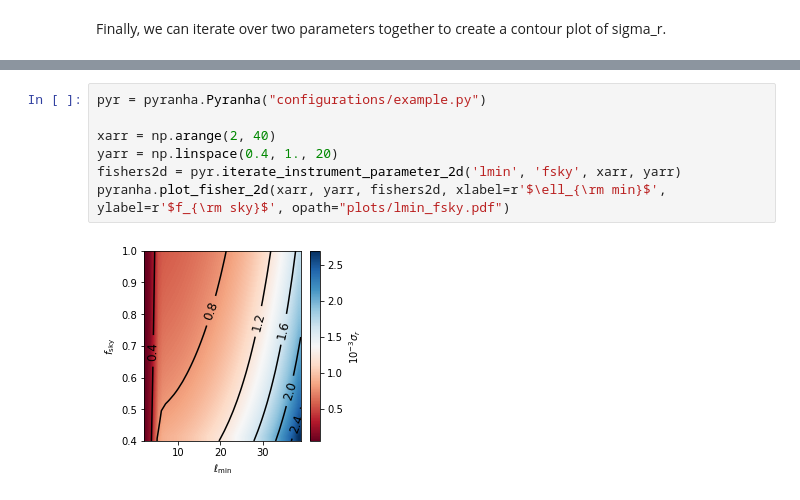
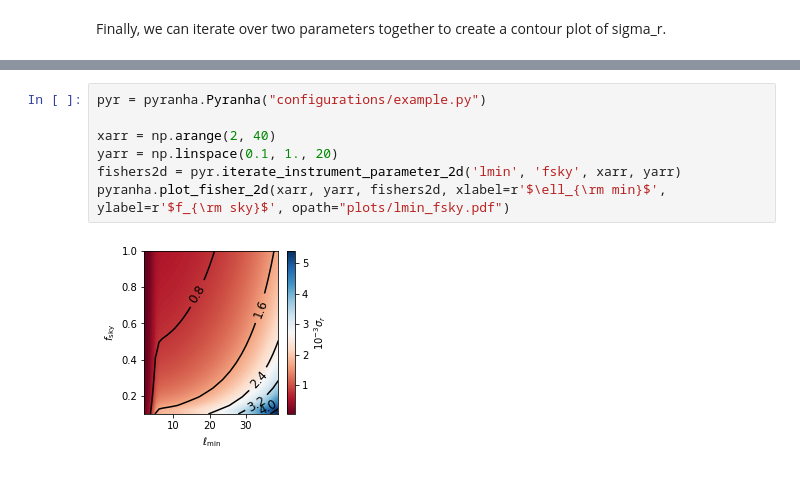
Before and after one commit to b-thorne/pyranha, a Jupyter notebook: example.ipynb, the cells around one changed output, grey strips where cells are left out. Saved outputs shown, nothing was run; the diff lists cells and outputs as text.

```diff
--- a/example.ipynb
+++ b/example.ipynb
@@ -53,12 +53,12 @@ pyranha.plot_fisher_2d(xarr, yarr, fishers2d, xlabel=r'$\ell_{\rm min}$', ylabel
 # %%
 pyr = pyranha.Pyranha("configurations/example.py")
 
 xarr = np.arange(2, 40)
-yarr = np.linspace(0.4, 1., 20)
+yarr = np.linspace(0.1, 1., 20)
 fishers2d = pyr.iterate_instrument_parameter_2d('lmin', 'fsky', xarr, yarr)
 pyranha.plot_fisher_2d(xarr, yarr, fishers2d, xlabel=r'$\ell_{\rm min}$', ylabel=r'$f_{\rm sky}$', opath="plots/lmin_fsky.pdf")
 # %% [output]
-[figure, old version]
+[figure, new version]
 # %%
 pyr = pyranha.Pyranha("configurations/example.py")
 pyr.map_res = 0.02
```
Also changed, not shown: parts of 3 cells of this notebook, 2 other files.
